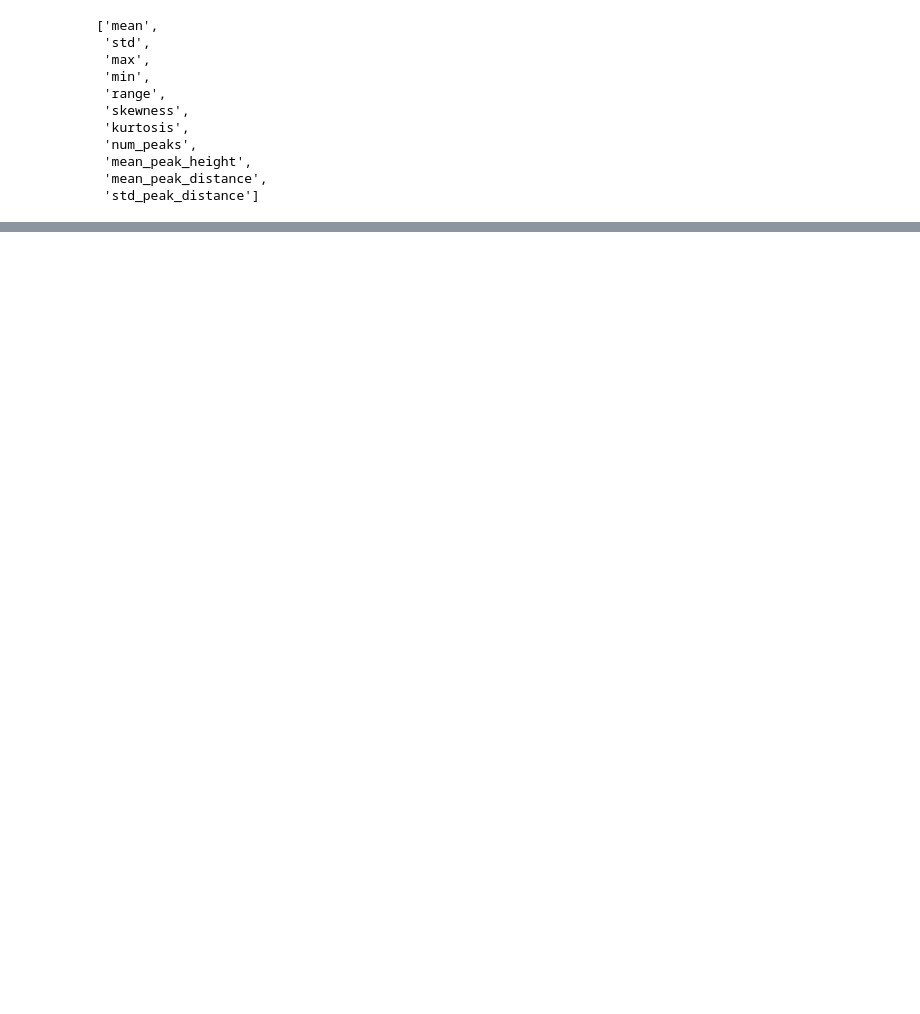
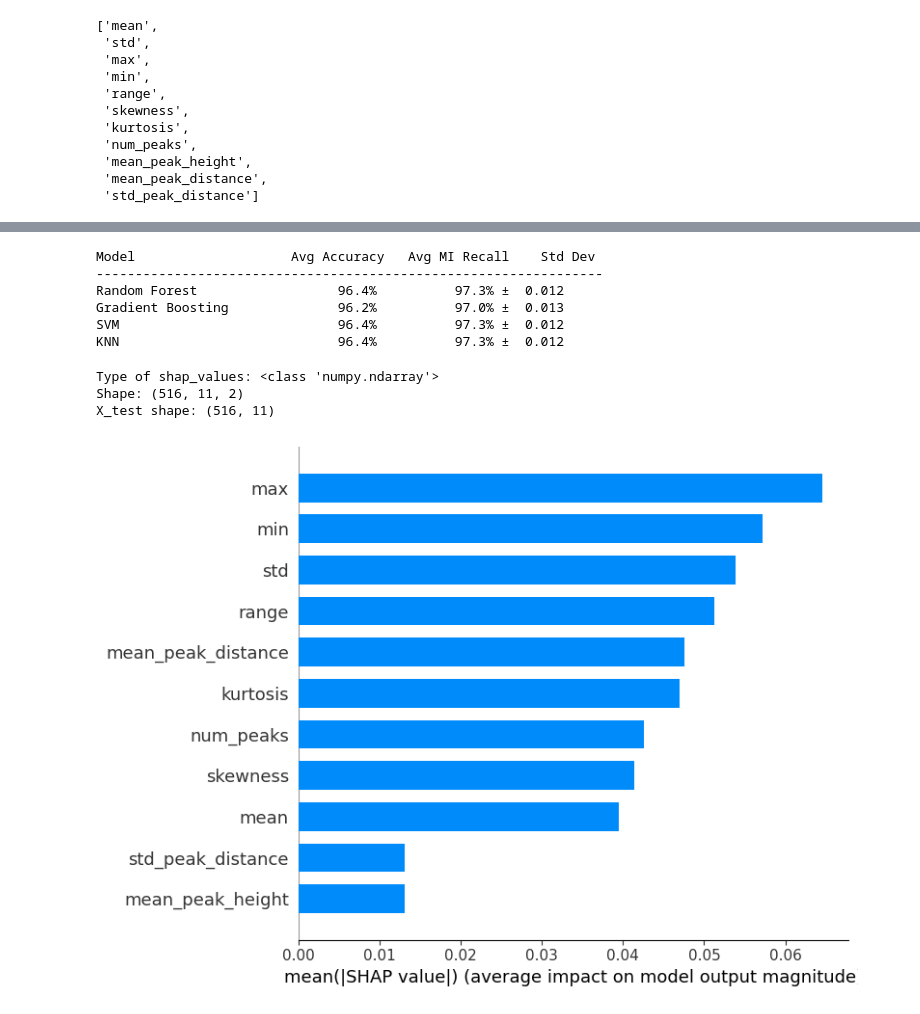
Before and after one commit to dev129/pulse-next-band, a Jupyter notebook: MI_pred.ipynb, the cells around one changed output, grey strips where cells are left out. Cells and saved outputs as stored; diff of their text form; code cells hidden in the pictures; blank space fills up the shorter version.

```diff
--- a/MI_pred.ipynb
+++ b/MI_pred.ipynb
@@ -551,0 +656,80 @@ KNN                         94.6%        94.9%                 6
+# %%
+from sklearn.model_selection import cross_val_score, StratifiedKFold
+from sklearn.ensemble import RandomForestClassifier, GradientBoostingClassifier
+from sklearn.svm import SVC
+from sklearn.neighbors import KNeighborsClassifier
+import numpy as np
+
+# StratifiedKFold = split data 5 ways, keeping MI/Normal ratio
+# Each time: train on 4 parts, test on 1 part
+# Do this 5 times, average the results
+# Much more reliable than single 80/20 split!
+
+kfold = StratifiedKFold(n_splits=5, shuffle=True, random_state=42)
+
+models = {
+    'Random Forest'    : RandomForestClassifier(n_estimators=100, random_state=42),
+    'Gradient Boosting': GradientBoostingClassifier(random_state=42),
+    'SVM'              : SVC(random_state=42),
+    'KNN'              : KNeighborsClassifier(n_neighbors=5)
+}
+
+print(f"{'Model':<22} {'Avg Accuracy':>14} {'Avg MI Recall':>15} {'Std Dev':>10}")
+print("-" * 65)
+
+for name, model in models.items():
+    # accuracy scores across 5 folds
+    acc_scores    = cross_val_score(model, X_features_clean,
+                                    y_encoded, cv=kfold,
+                                    scoring='accuracy')
+    # recall scores across 5 folds
+    recall_scores = cross_val_score(model, X_features_clean,
+                                    y_encoded, cv=kfold,
+                                    scoring='recall')
+
+    print(f"{name:<22} {acc_scores.mean():>13.1%} "
+          f"{recall_scores.mean():>14.1%} "
+          f"±{recall_scores.std():>7.3f}")
+# %% [output]
+Model                    Avg Accuracy   Avg MI Recall    Std Dev
+-----------------------------------------------------------------
+Random Forest                  96.4%          97.3% ±  0.012
+Gradient Boosting              96.2%          97.0% ±  0.013
+SVM                            96.4%          97.3% ±  0.012
+KNN                            96.4%          97.3% ±  0.012
+# %%
+import shap
+import matplotlib.pyplot as plt
+import numpy as np
+
+# Step 1 — Create explainer
+explainer = shap.TreeExplainer(rf_model)
+
+# Step 2 — Get SHAP values (convert to numpy first!)
+X_test_array = X_test.values  # convert DataFrame to numpy array
+shap_values  = explainer.shap_values(X_test_array)
+
+# Step 3 — Debug: check what shape we got
+print("Type of shap_values:", type(shap_values))
+print("Shape:", np.array(shap_values).shape)
+print("X_test shape:", X_test_array.shape)
+# %% [output]
+Type of shap_values: <class 'numpy.ndarray'>
+Shape: (516, 11, 2)
+X_test shape: (516, 11)
+# %%
+import shap
+
+explainer   = shap.TreeExplainer(rf_model)
+shap_values = explainer.shap_values(X_test)
+
+# Summary plot — shows ALL features for ALL patients
+# Much more informative than single patient!
+shap.summary_plot(
+    shap_values[:,:,1],      # [1] = MI class
+    X_test,
+    feature_names=X_features_clean.columns.tolist(),
+    plot_type='bar'      # simple bar version first
+)
+# %% [output]
+[figure, added]
```
Also changed, not shown: parts of 21 cells of this notebook.
